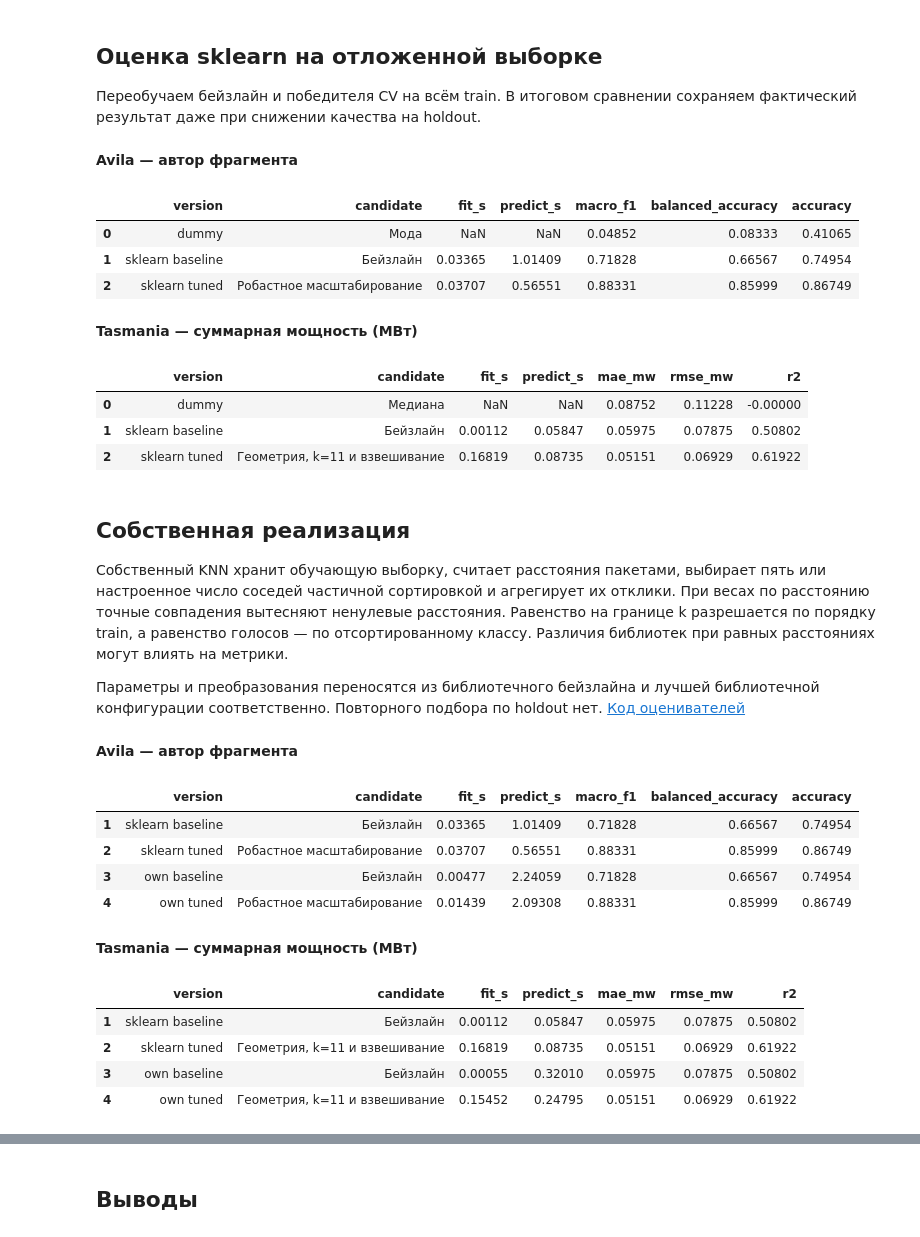
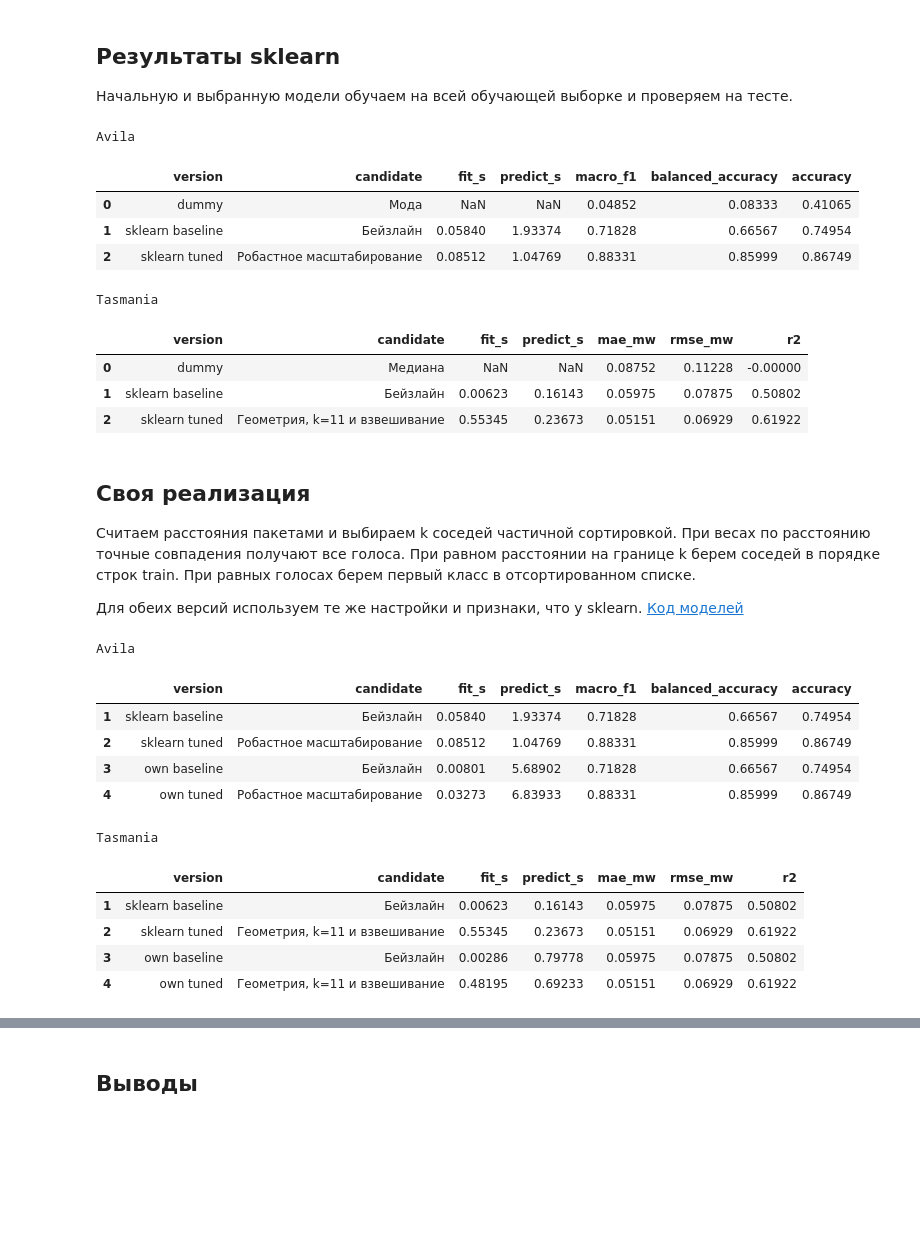
Before and after one commit to khnychenkoav/mai-ai-frameworks-labs, a Jupyter notebook: 01_knn.ipynb, the cells around one changed output, grey strips where cells are left out. Cells and saved outputs as stored; diff of their text form; code cells hidden in the pictures; blank space fills up the shorter version.

```diff
--- a/01_knn.ipynb
+++ b/01_knn.ipynb
@@ -64,7 +58,7 @@ KNeighborsClassifier и KNeighborsRegressor используют пять бли
 # %%
-# Проверяем гипотезы на трёх внутренних фолдах и фиксируем победителей.
+# Проверка параметров на трех фолдах.
 selections = select_candidates(LAB, tasks)
 for task in tasks:
-    display(Markdown(f"**{task.title} · {primary_metric(task)}**"))
+    print(f"{task.title} ({primary_metric(task)})")
     display(selections[task.key][2].round(5))
 # %% [output]
@@ -83,52 +77,52 @@ for task in tasks:
 | 3 | Геометрия, k=11 и взвешивание | geometry_standard | {"n_neighbors": 11, "weights": "d... | 0.05133 | 0.00041 | 0.05134 | 0.05174 | 0.05092 | True |
 | 4 | Координаты, k=11 и взвешивание | raw | {"n_neighbors": 11, "weights": "d... | 0.05821 | 0.00130 | 0.05968 | 0.05722 | 0.05772 | False |
 # %% [markdown]
-## Оценка sklearn на отложенной выборке
+## Результаты sklearn
 
-Переобучаем бейзлайн и победителя CV на всём train. В итоговом сравнении сохраняем фактический результат даже при снижении качества на holdout.
+Начальную и выбранную модели обучаем на всей обучающей выборке и проверяем на тесте.
 # %%
-# Получаем holdout-метрики и сохраняем прогнозы для анализа ошибок.
+# Обучение моделей и замер метрик на тесте.
 results = evaluate_holdout(LAB, tasks, selections)
 for task in tasks:
     table, _ = results[task.key]
     base = table.loc[table["version"].isin(["dummy", "sklearn baseline", "sklearn tuned"])]
-    display(Markdown(f"**{task.title}**"))
+    print(task.title)
     display(base.dropna(axis=1, how="all").drop(columns=["lab", "task", "algorithm"]).round(5))
 # %% [output]
-**Avila — автор фрагмента**
+Avila
 |  | version | candidate | fit_s | predict_s | macro_f1 | balanced_accuracy | accuracy |
 | 0 | dummy | Мода | NaN | NaN | 0.04852 | 0.08333 | 0.41065 |
-| 1 | sklearn baseline | Бейзлайн | 0.03365 | 1.01409 | 0.71828 | 0.66567 | 0.74954 |
-| 2 | sklearn tuned | Робастное масштабирование | 0.03707 | 0.56551 | 0.88331 | 0.85999 | 0.86749 |
+| 1 | sklearn baseline | Бейзлайн | 0.05840 | 1.93374 | 0.71828 | 0.66567 | 0.74954 |
+| 2 | sklearn tuned | Робастное масштабирование | 0.08512 | 1.04769 | 0.88331 | 0.85999 | 0.86749 |
-**Tasmania — суммарная мощность (МВт)**
+Tasmania
 |  | version | candidate | fit_s | predict_s | mae_mw | rmse_mw | r2 |
 | 0 | dummy | Медиана | NaN | NaN | 0.08752 | 0.11228 | -0.00000 |
-| 1 | sklearn baseline | Бейзлайн | 0.00112 | 0.05847 | 0.05975 | 0.07875 | 0.50802 |
-| 2 | sklearn tuned | Геометрия, k=11 и взвешивание | 0.16819 | 0.08735 | 0.05151 | 0.06929 | 0.61922 |
+| 1 | sklearn baseline | Бейзлайн | 0.00623 | 0.16143 | 0.05975 | 0.07875 | 0.50802 |
+| 2 | sklearn tuned | Геометрия, k=11 и взвешивание | 0.55345 | 0.23673 | 0.05151 | 0.06929 | 0.61922 |
 # %% [markdown]
-## Собственная реализация
+## Своя реализация
 
-Собственный KNN хранит обучающую выборку, считает расстояния пакетами, выбирает пять или настроенное число соседей частичной сортировкой и агрегирует их отклики. При весах по расстоянию точные совпадения вытесняют ненулевые расстояния. Равенство на границе k разрешается по порядку train, а равенство голосов — по отсортированному классу. Различия библиотек при равных расстояниях могут влиять на метрики.
+Считаем расстояния пакетами и выбираем k соседей частичной сортировкой. При весах по расстоянию точные совпадения получают все голоса. При равном расстоянии на границе k берем соседей в порядке строк train. При равных голосах берем первый класс в отсортированном списке.
 
-Параметры и преобразования переносятся из библиотечного бейзлайна и лучшей библиотечной конфигурации соответственно. Повторного подбора по holdout нет. [Код оценивателей](labkit/models.py)
+Для обеих версий используем те же настройки и признаки, что у sklearn. [Код моделей](labkit/models.py)
 # %%
-# Сопоставляем две собственные версии с эквивалентными конфигурациями sklearn.
+# Метрики sklearn и собственных моделей.
 for task in tasks:
     table, _ = results[task.key]
     models = table.loc[table["version"] != "dummy"]
-    display(Markdown(f"**{task.title}**"))
+    print(task.title)
     display(models.dropna(axis=1, how="all").drop(columns=["lab", "task", "algorithm"]).round(5))
 # %% [output]
-**Avila — автор фрагмента**
+Avila
 |  | version | candidate | fit_s | predict_s | macro_f1 | balanced_accuracy | accuracy |
-| 1 | sklearn baseline | Бейзлайн | 0.03365 | 1.01409 | 0.71828 | 0.66567 | 0.74954 |
-| 2 | sklearn tuned | Робастное масштабирование | 0.03707 | 0.56551 | 0.88331 | 0.85999 | 0.86749 |
-| 3 | own baseline | Бейзлайн | 0.00477 | 2.24059 | 0.71828 | 0.66567 | 0.74954 |
-| 4 | own tuned | Робастное масштабирование | 0.01439 | 2.09308 | 0.88331 | 0.85999 | 0.86749 |
+| 1 | sklearn baseline | Бейзлайн | 0.05840 | 1.93374 | 0.71828 | 0.66567 | 0.74954 |
+| 2 | sklearn tuned | Робастное масштабирование | 0.08512 | 1.04769 | 0.88331 | 0.85999 | 0.86749 |
+| 3 | own baseline | Бейзлайн | 0.00801 | 5.68902 | 0.71828 | 0.66567 | 0.74954 |
+| 4 | own tuned | Робастное масштабирование | 0.03273 | 6.83933 | 0.88331 | 0.85999 | 0.86749 |
-**Tasmania — суммарная мощность (МВт)**
+Tasmania
 |  | version | candidate | fit_s | predict_s | mae_mw | rmse_mw | r2 |
-| 1 | sklearn baseline | Бейзлайн | 0.00112 | 0.05847 | 0.05975 | 0.07875 | 0.50802 |
-| 2 | sklearn tuned | Геометрия, k=11 и взвешивание | 0.16819 | 0.08735 | 0.05151 | 0.06929 | 0.61922 |
-| 3 | own baseline | Бейзлайн | 0.00055 | 0.32010 | 0.05975 | 0.07875 | 0.50802 |
-| 4 | own tuned | Геометрия, k=11 и взвешивание | 0.15452 | 0.24795 | 0.05151 | 0.06929 | 0.61922 |
+| 1 | sklearn baseline | Бейзлайн | 0.00623 | 0.16143 | 0.05975 | 0.07875 | 0.50802 |
+| 2 | sklearn tuned | Геометрия, k=11 и взвешивание | 0.55345 | 0.23673 | 0.05151 | 0.06929 | 0.61922 |
+| 3 | own baseline | Бейзлайн | 0.00286 | 0.79778 | 0.05975 | 0.07875 | 0.50802 |
+| 4 | own tuned | Геометрия, k=11 и взвешивание | 0.48195 | 0.69233 | 0.05151 | 0.06929 | 0.61922 |
 # %% [markdown]
```
Also changed, not shown: parts of 11 cells of this notebook, 12 other files.
